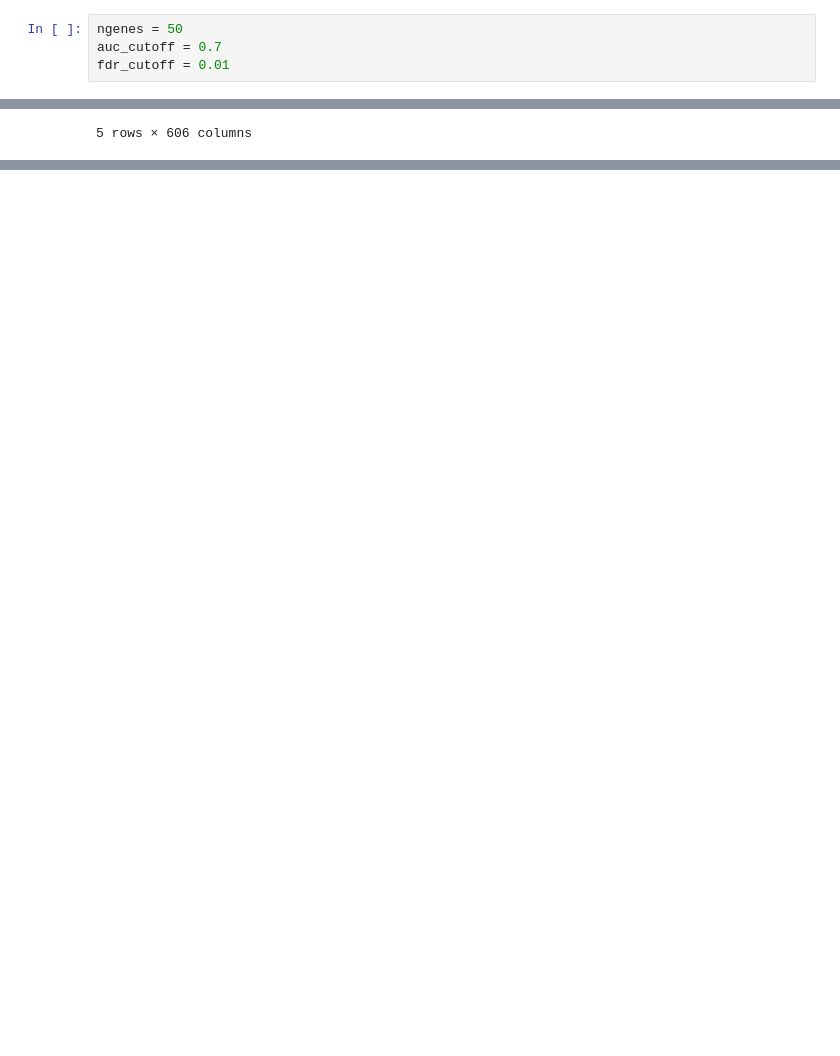
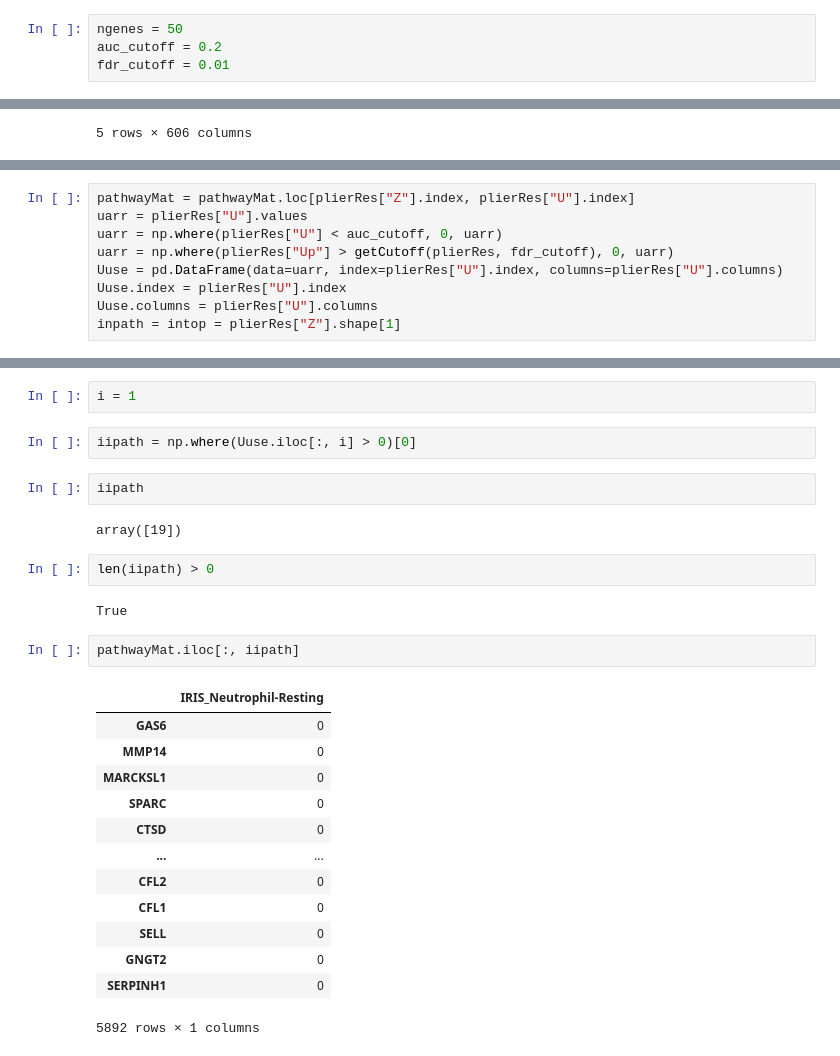
Before and after one commit to milescsmith/pyplier, a Jupyter notebook: transcoding_notebooks/getEnrichmentVals.ipynb, the cells around one changed output, grey strips where cells are left out. Cells and saved outputs as stored; diff of their text form; blank space fills up the shorter version.

```diff
--- a/transcoding_notebooks/getEnrichmentVals.ipynb
+++ b/transcoding_notebooks/getEnrichmentVals.ipynb
@@ -36,7 +79,7 @@ plierRes = {
 }
 # %%
 ngenes = 50
-auc_cutoff = 0.7
+auc_cutoff = 0.2
 fdr_cutoff = 0.01
 # %%
 pathwayMat.head()
@@ -84,0 +156,9 @@ KeyError: 'MARCH3'
+# %%
+pathwayMat = pathwayMat.loc[plierRes["Z"].index, plierRes["U"].index]
+uarr = plierRes["U"].values
+uarr = np.where(plierRes["U"] < auc_cutoff, 0, uarr)
+uarr = np.where(plierRes["Up"] > getCutoff(plierRes, fdr_cutoff), 0, uarr)
+Uuse = pd.DataFrame(data=uarr, index=plierRes["U"].index, columns=plierRes["U"].columns)
+Uuse.index = plierRes["U"].index
+Uuse.columns = plierRes["U"].columns
+inpath = intop = plierRes["Z"].shape[1]
@@ -84,0 +214,28 @@ KeyError: 'MARCH3'
+# %%
+i = 1
+# %%
+iipath = np.where(Uuse.iloc[:, i] > 0)[0]
+# %%
+iipath
+# %% [output]
+array([19])
+# %%
+len(iipath) > 0
+# %% [output]
+True
+# %%
+pathwayMat.iloc[:, iipath]
+# %% [output]
+|  | IRIS_Neutrophil-Resting |
+| GAS6 | 0 |
+| MMP14 | 0 |
+| MARCKSL1 | 0 |
+| SPARC | 0 |
+| CTSD | 0 |
+| ... | ... |
+| CFL2 | 0 |
+| CFL1 | 0 |
+| SELL | 0 |
+| GNGT2 | 0 |
+| SERPINH1 | 0 |
+5892 rows × 1 columns
```
Also changed, not shown: parts of 26 cells of this notebook, 31 other files.
